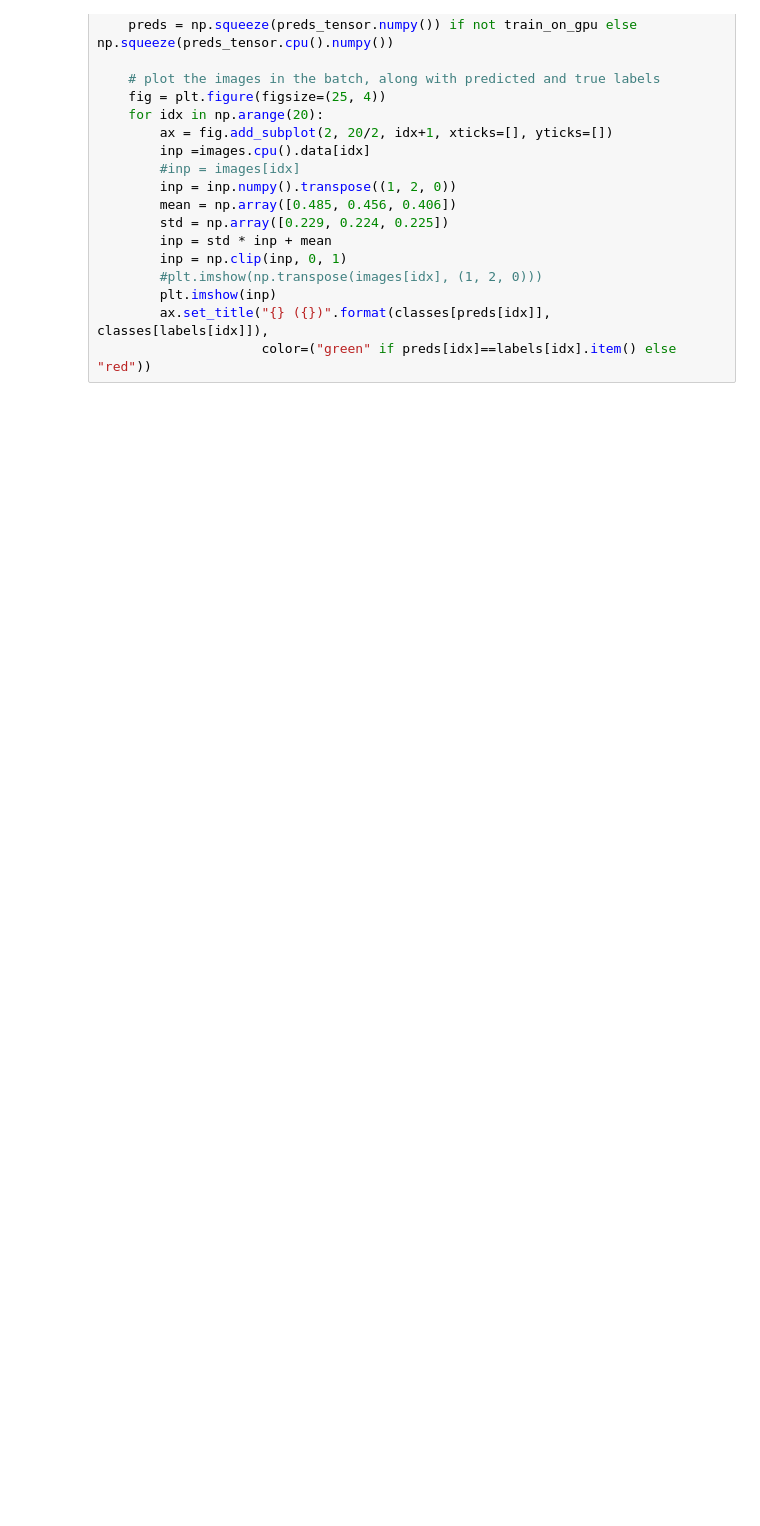
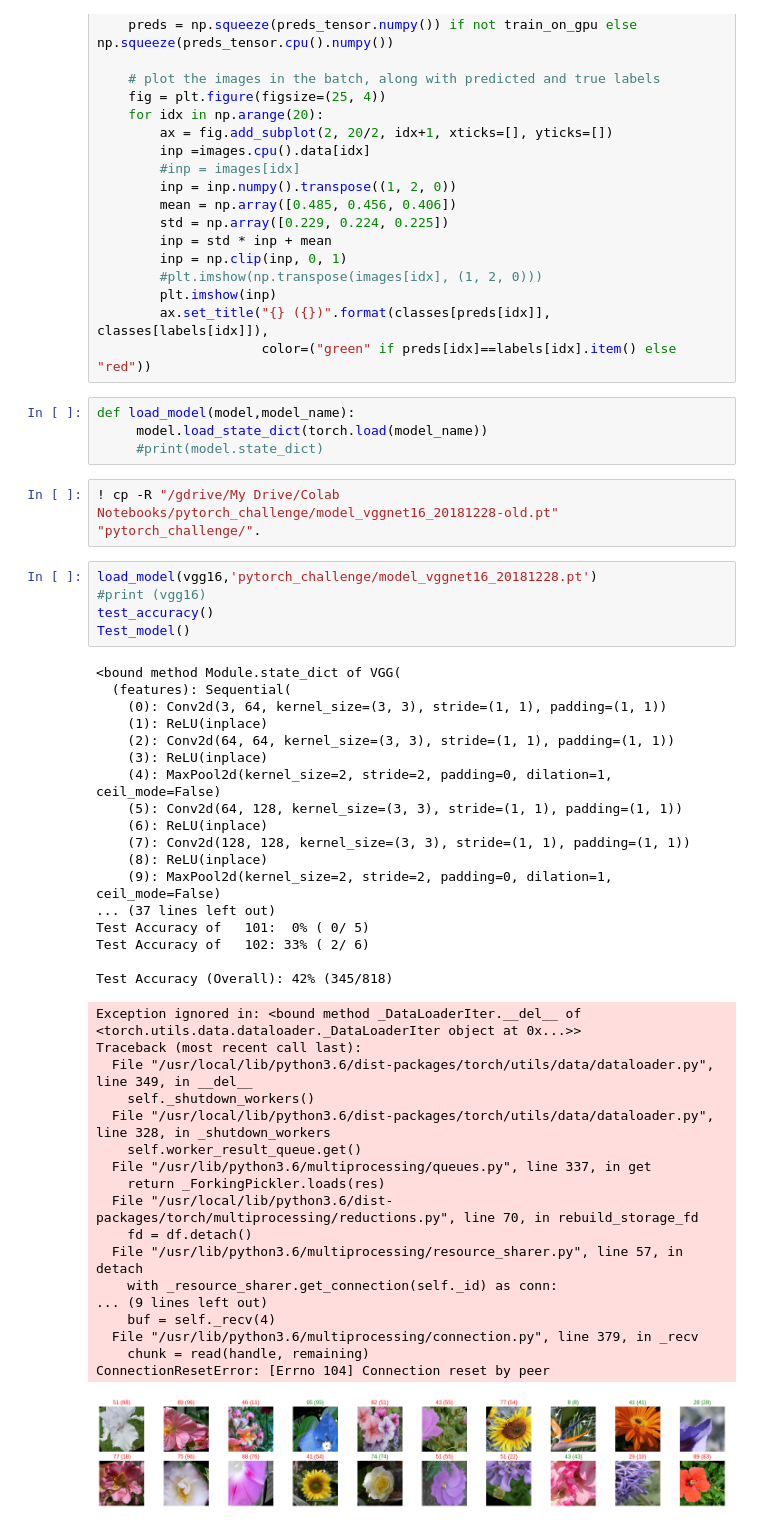
Before and after one commit to perfalcon/pytorch_challenge, a Jupyter notebook: Untitled1.ipynb, the cells around one changed output. Cells and saved outputs as stored; diff of their text form; blank space fills up the shorter version.

```diff
--- a/Untitled1.ipynb
+++ b/Untitled1.ipynb
@@ -480,3 +473,50 @@ def Test_model():
         plt.imshow(inp)
         ax.set_title("{} ({})".format(classes[preds[idx]], classes[labels[idx]]),
                      color=("green" if preds[idx]==labels[idx].item() else "red"))
+# %%
+def load_model(model,model_name):
+     model.load_state_dict(torch.load(model_name))
+     #print(model.state_dict)
+# %%
+! cp -R "/gdrive/My Drive/Colab Notebooks/pytorch_challenge/model_vggnet16_20181228-old.pt" "pytorch_challenge/".
+# %%
+load_model(vgg16,'pytorch_challenge/model_vggnet16_20181228.pt')
+#print (vgg16)
+test_accuracy()
+Test_model()
+# %% [output]
+<bound method Module.state_dict of VGG(
+  (features): Sequential(
+    (0): Conv2d(3, 64, kernel_size=(3, 3), stride=(1, 1), padding=(1, 1))
+    (1): ReLU(inplace)
+    (2): Conv2d(64, 64, kernel_size=(3, 3), stride=(1, 1), padding=(1, 1))
+    (3): ReLU(inplace)
+    (4): MaxPool2d(kernel_size=2, stride=2, padding=0, dilation=1, ceil_mode=False)
+    (5): Conv2d(64, 128, kernel_size=(3, 3), stride=(1, 1), padding=(1, 1))
+    (6): ReLU(inplace)
+    (7): Conv2d(128, 128, kernel_size=(3, 3), stride=(1, 1), padding=(1, 1))
+    (8): ReLU(inplace)
+    (9): MaxPool2d(kernel_size=2, stride=2, padding=0, dilation=1, ceil_mode=False)
+... (37 lines left out)
+Test Accuracy of   101:  0% ( 0/ 5)
+Test Accuracy of   102: 33% ( 2/ 6)
+
+Test Accuracy (Overall): 42% (345/818)
+Exception ignored in: <bound method _DataLoaderIter.__del__ of <torch.utils.data.dataloader._DataLoaderIter object at 0x...>>
+Traceback (most recent call last):
+  File "/usr/local/lib/python3.6/dist-packages/torch/utils/data/dataloader.py", line 349, in __del__
+    self._shutdown_workers()
+  File "/usr/local/lib/python3.6/dist-packages/torch/utils/data/dataloader.py", line 328, in _shutdown_workers
+    self.worker_result_queue.get()
+  File "/usr/lib/python3.6/multiprocessing/queues.py", line 337, in get
+    return _ForkingPickler.loads(res)
+  File "/usr/local/lib/python3.6/dist-packages/torch/multiprocessing/reductions.py", line 70, in rebuild_storage_fd
+    fd = df.detach()
+  File "/usr/lib/python3.6/multiprocessing/resource_sharer.py", line 57, in detach
+    with _resource_sharer.get_connection(self._id) as conn:
+... (9 lines left out)
+    buf = self._recv(4)
+  File "/usr/lib/python3.6/multiprocessing/connection.py", line 379, in _recv
+    chunk = read(handle, remaining)
+ConnectionResetError: [Errno 104] Connection reset by peer
+[figure, added]
```
Also changed, not shown: parts of 11 cells of this notebook.
